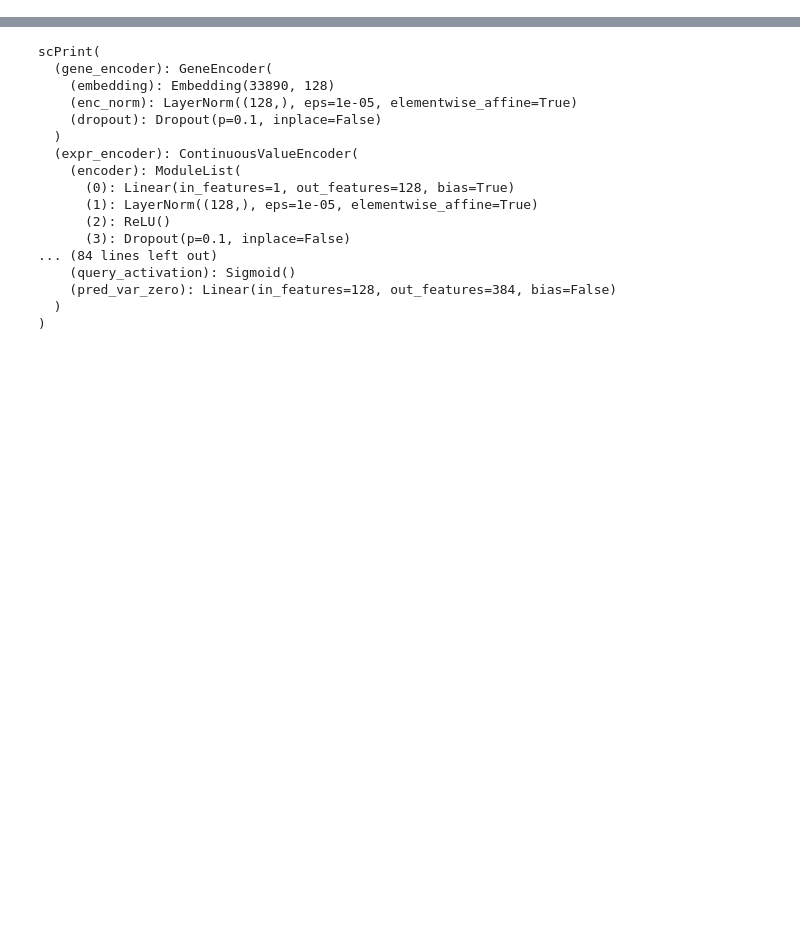
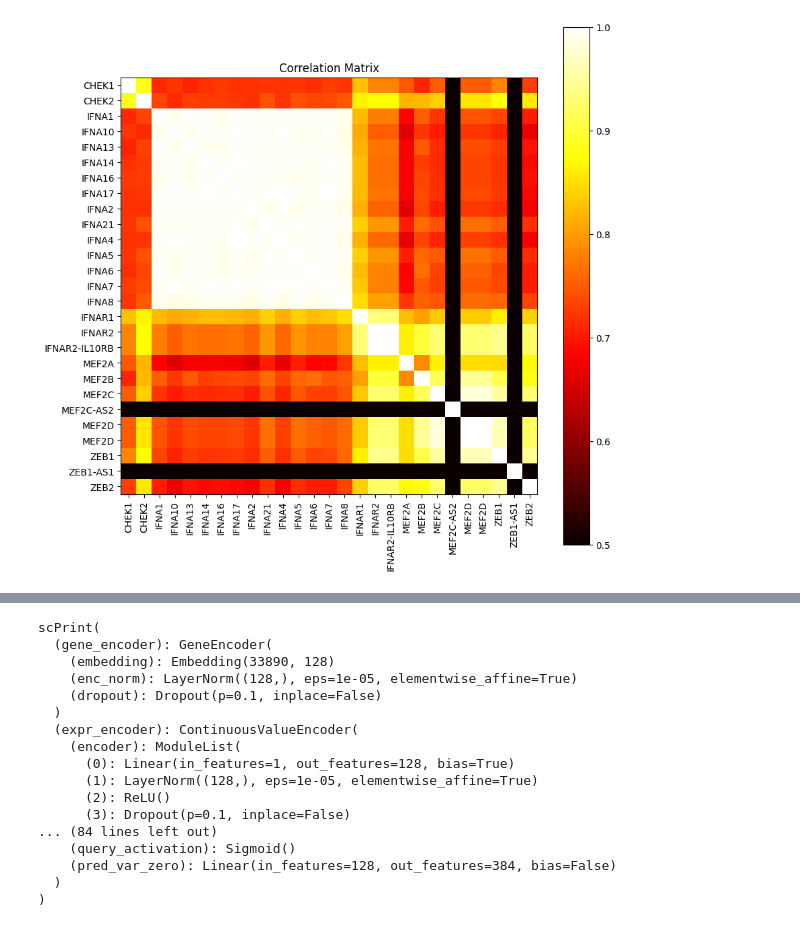
Before and after one commit to jkobject/scPRINT, a Jupyter notebook: notebooks/scprint_test.ipynb, the cells around one changed output, grey strips where cells are left out. Saved outputs shown, nothing was run; the diff lists cells and outputs as text; code cells hidden in the pictures; blank space fills up the shorter version.

```diff
--- a/notebooks/scprint_test.ipynb
+++ b/notebooks/scprint_test.ipynb
@@ -90,0 +115,8 @@ perc test:  0.002277723412735242
+# %%
+from anndata import AnnData
+import scanpy as sc
+import numpy as np
+
+adata = AnnData(sembeddings.detach().numpy())
+#sc.pp.neighbors(adata)
+adata
@@ -90,0 +125,4 @@ perc test:  0.002277723412735242
+# %%
+df = load_genes()
+adata.obs = df.loc[datamodule.genes]
+adata
@@ -90,0 +132,5 @@ perc test:  0.002277723412735242
+# %%
+adata.obs['symbol'] = adata.obs.symbol.astype(str)
+# %%
+loc = adata.obs[adata.obs.symbol.str.startswith('MEF2') | adata.obs.symbol.str.startswith('IFNA') | adata.obs.symbol.str.startswith('ZEB') | adata.obs.symbol.str.startswith("CHEK")].sort_values(by="symbol").reset_index()
+loc
@@ -90,0 +155,13 @@ perc test:  0.002277723412735242
+# %%
+import matplotlib.pyplot as plt
+
+correlation_matrix = np.corrcoef(adata[loc['ensembl_gene_id']].X)
+plt.figure(figsize=(10,10))
+plt.imshow(correlation_matrix, cmap='hot', interpolation='nearest', vmin=0.5)
+plt.colorbar()
+plt.xticks(ticks=np.arange(len(loc['symbol'])), labels=loc['symbol'], rotation=90)
+plt.yticks(ticks=np.arange(len(loc['symbol'])), labels=loc['symbol'])
+plt.title('Correlation Matrix')
+plt.show()
+# %% [output]
+[figure, added]
```
Also changed, not shown: parts of 19 cells of this notebook, 2 other files.
